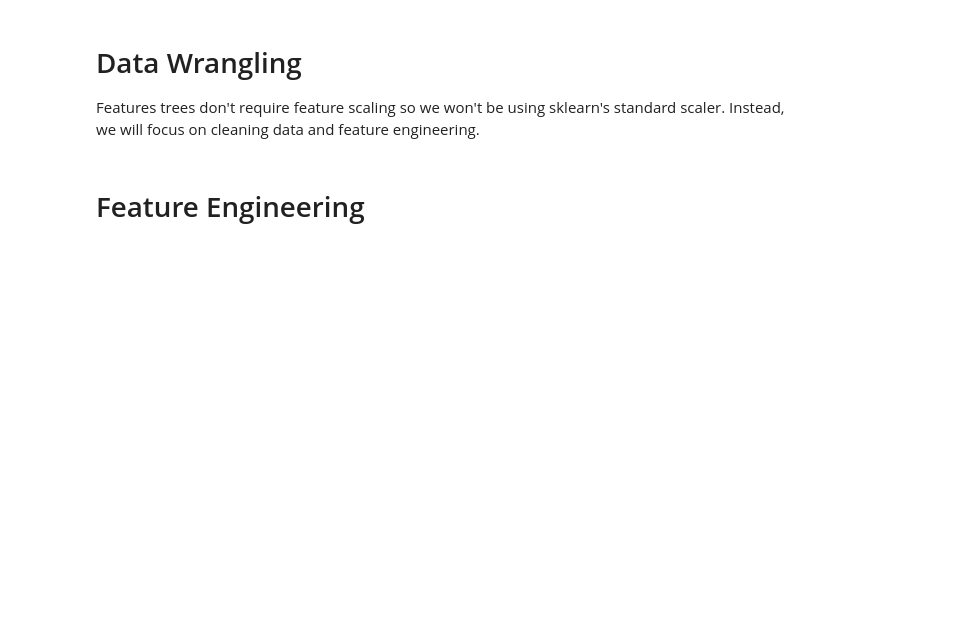
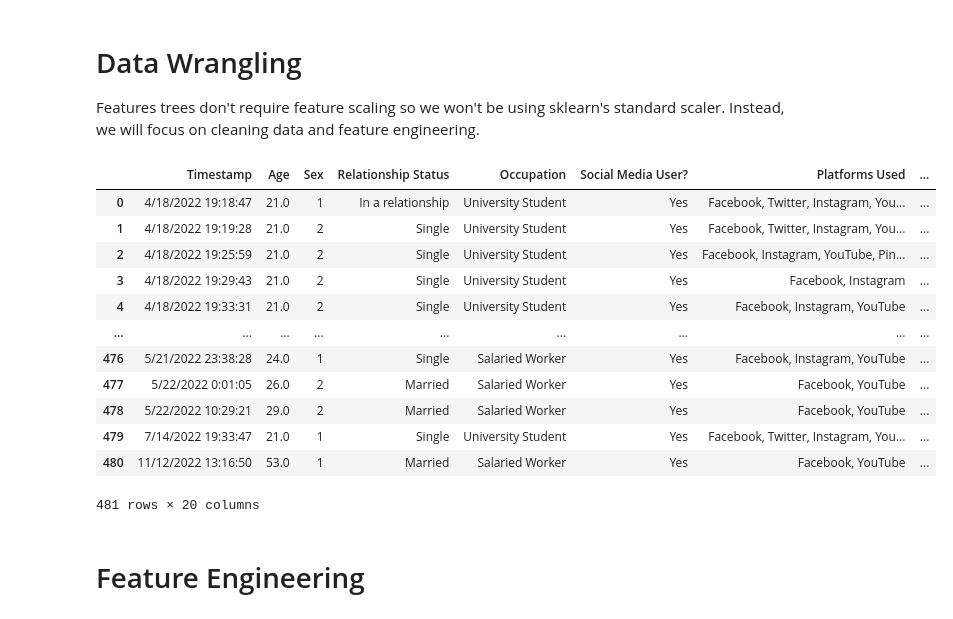
Before and after one commit to TahlonBrahic/Data-Science-Portfolio, a Jupyter notebook: Data Science/Social Mental Health Decision Tree/index.ipynb, the cells around one changed output. Drawn from its saved outputs; the diff is of its cells as text; code cells hidden in the pictures; blank space fills up the shorter version.

Commit message:
wrangle the sex column

```diff
--- a/Data Science/Social Mental Health Decision Tree/index.ipynb
+++ b/Data Science/Social Mental Health Decision Tree/index.ipynb
@@ -71,11 +72,42 @@ df.head()
 # %% [markdown]
 # Data Wrangling
 Features trees don't require feature scaling so we won't be using sklearn's standard scaler. Instead, we will focus on cleaning data and feature engineering.
-# %%
-# mass drop na rows
-df.dropna(axis=0)
-
-df = df.drop('5. What type of organizations are you affiliated with?', axis=1)# Add back later but it is cursed now
+# %%
+# Mass drop na rows
+df.dropna(axis=0)
+
+df = df.drop('Affiliations', axis=1)# Add back later but it is cursed now
+
+
+# Gender we have to encode into integers for class decisions
+df1 = pd.DataFrame(data)
+gender_mapping = {
+    'NB': 0,
+    'Nonbinary': 0,
+    'Male': 1,
+    'unsure': 0,
+    'Non-binary': 0,
+    'Female': 2,
+    'Trans': 0,
+    'Non binary': 0
+}
+
+# Replace values in the 'Gender' column using the mapping
+df['Sex'] = df['Sex'].replace(gender_mapping)
+# %% [output]
+|  | Timestamp | Age | Sex | Relationship Status | Occupation | Social Media User? | Platforms Used | ... |
+| 0 | 4/18/2022 19:18:47 | 21.0 | 1 | In a relationship | University Student | Yes | Facebook, Twitter, Instagram, You... | ... |
+| 1 | 4/18/2022 19:19:28 | 21.0 | 2 | Single | University Student | Yes | Facebook, Twitter, Instagram, You... | ... |
+| 2 | 4/18/2022 19:25:59 | 21.0 | 2 | Single | University Student | Yes | Facebook, Instagram, YouTube, Pin... | ... |
+| 3 | 4/18/2022 19:29:43 | 21.0 | 2 | Single | University Student | Yes | Facebook, Instagram | ... |
+| 4 | 4/18/2022 19:33:31 | 21.0 | 2 | Single | University Student | Yes | Facebook, Instagram, YouTube | ... |
+| ... | ... | ... | ... | ... | ... | ... | ... | ... |
+| 476 | 5/21/2022 23:38:28 | 24.0 | 1 | Single | Salaried Worker | Yes | Facebook, Instagram, YouTube | ... |
+| 477 | 5/22/2022 0:01:05 | 26.0 | 2 | Married | Salaried Worker | Yes | Facebook, YouTube | ... |
+| 478 | 5/22/2022 10:29:21 | 29.0 | 2 | Married | Salaried Worker | Yes | Facebook, YouTube | ... |
+| 479 | 7/14/2022 19:33:47 | 21.0 | 1 | Single | University Student | Yes | Facebook, Twitter, Instagram, You... | ... |
+| 480 | 11/12/2022 13:16:50 | 53.0 | 1 | Married | Salaried Worker | Yes | Facebook, YouTube | ... |
+481 rows × 20 columns
 # %% [markdown]
 # Feature Engineering
 # %% [markdown]
```
Also changed, not shown: parts of 3 cells of this notebook.
